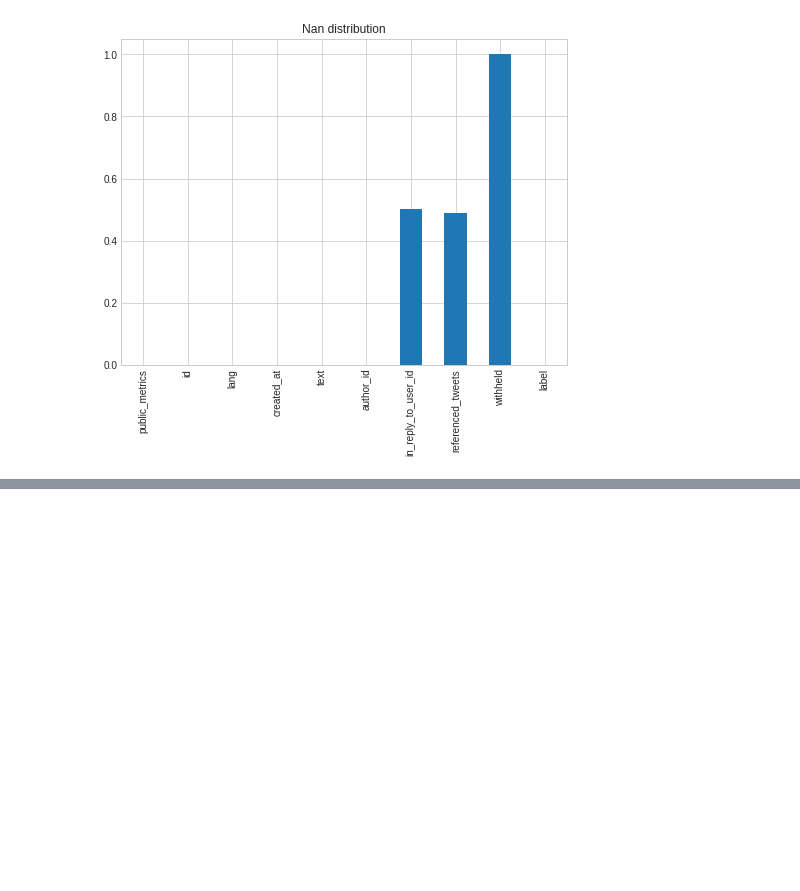
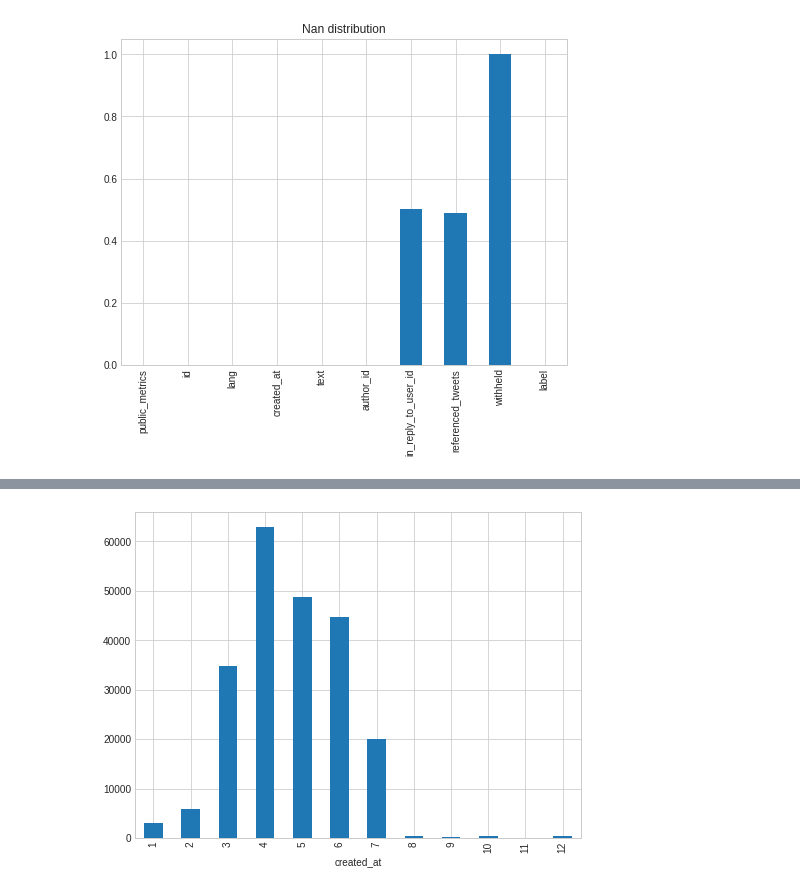
Before and after one commit to KameniAlexNea/misinformation-spread, a Jupyter notebook: notebooks/detecting/00- Preprocessing.ipynb, the cells around one changed output, grey strips where cells are left out. Cells and saved outputs as stored; diff of their text form; code cells hidden in the pictures; blank space fills up the shorter version.

```diff
--- a/notebooks/detecting/00- Preprocessing.ipynb
+++ b/notebooks/detecting/00- Preprocessing.ipynb
@@ -67,0 +83,3 @@ plt.show()
+# %%
+data = train[["text", "author_id", "label", "created_at"]]
+public_metrics = pd.DataFrame(list(train["public_metrics"].values))
@@ -67,0 +95,5 @@ plt.show()
+# %%
+for col in public_metrics.columns:
+    data[col] = public_metrics[col].values
+
+data.sample(10)
@@ -67,0 +112,3 @@ plt.show()
+# %%
+data["in_reply_to_user_id"] = train["in_reply_to_user_id"].isna().values
+data.head()
@@ -67,0 +124,8 @@ plt.show()
+# %%
+tmp = data.created_at.astype("datetime64")
+
+
+tmp.groupby(tmp.dt.month).count().plot(kind="bar")
+plt.show()
+# %% [output]
+[figure, added]
```
Also changed, not shown: parts of 28 cells of this notebook.
